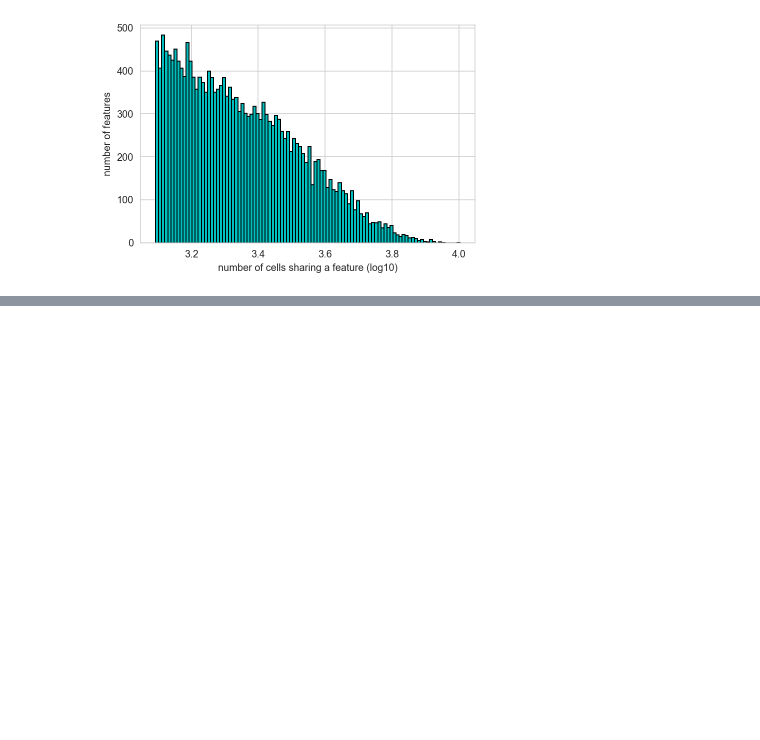
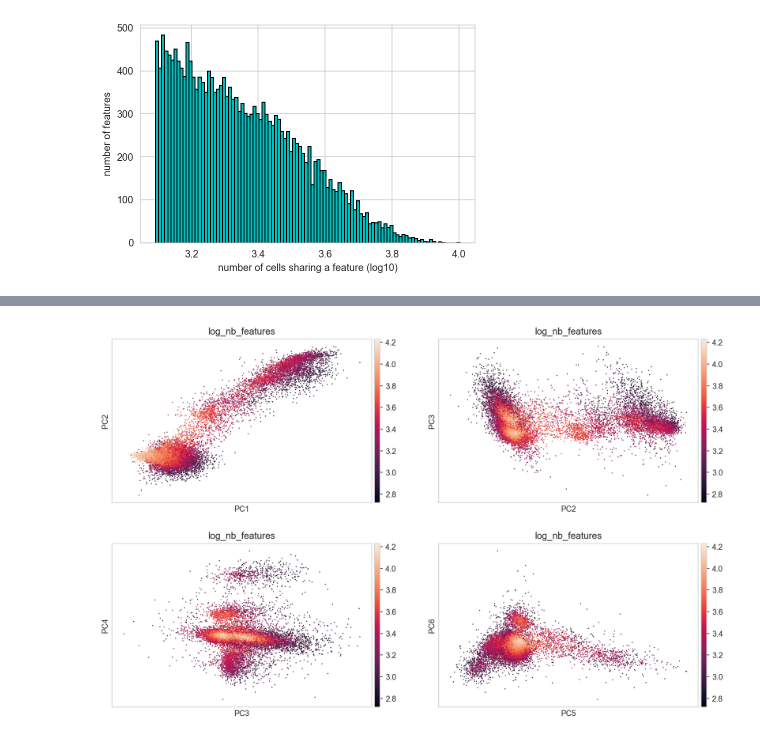
Before and after one commit to mkabbe/snATACnanoCT_AdultHumanCNS, a Jupyter notebook: src/binned_ATAC_analysis.ipynb, the cells around one changed output, grey strips where cells are left out. Cells and saved outputs as stored; diff of their text form; code cells hidden in the pictures; blank space fills up the shorter version.

```diff
--- a/src/binned_ATAC_analysis.ipynb
+++ b/src/binned_ATAC_analysis.ipynb
@@ -73,0 +76,4 @@ WARNING: Consider installing the package MulticoreTSNE (https://github.com/Dmitr
+# %%
+sc.pl.pca(adata_MK_norm, color='log_nb_features', components = ['1,2','2,3','3,4','5,6'], ncols=2)
+# %% [output]
+[figure, added]
```
Also changed, not shown: parts of 25 cells of this notebook, 2 other files.
